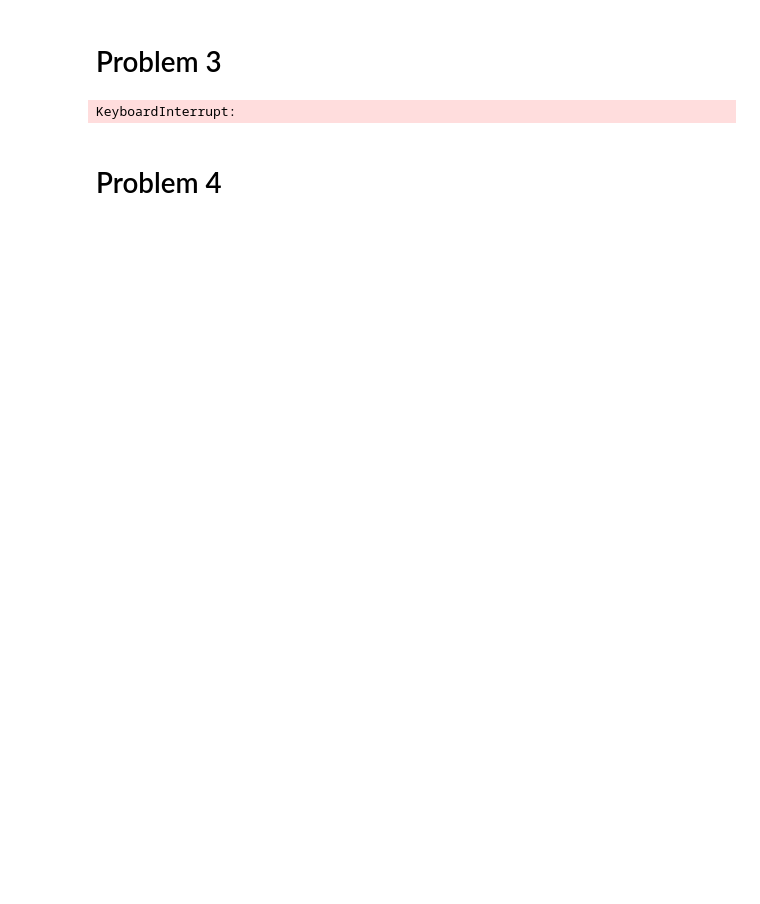
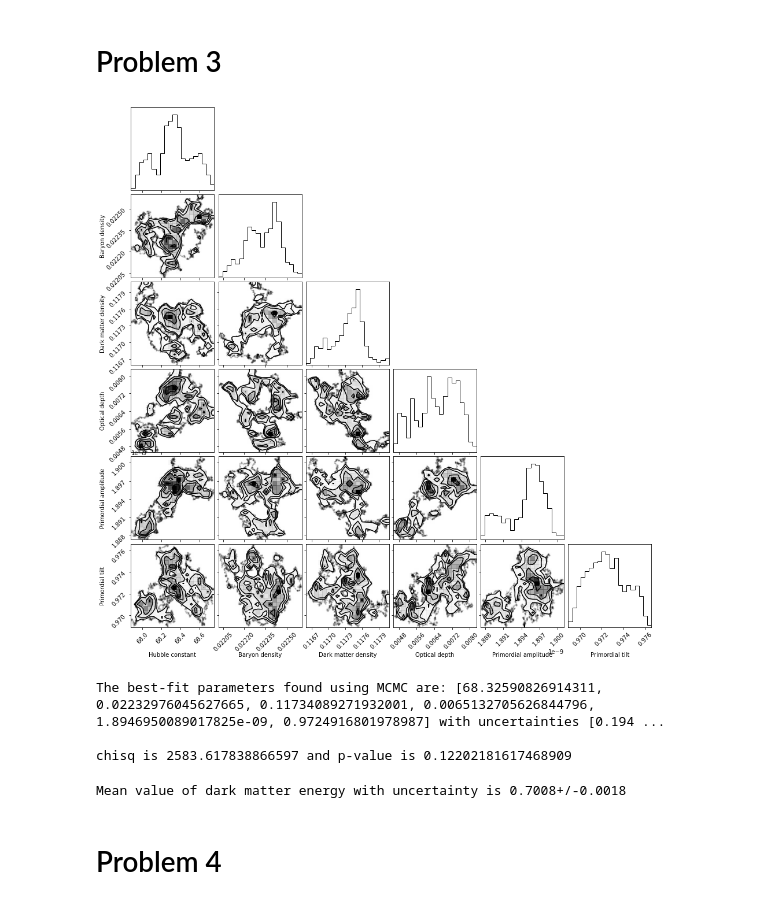
Before and after one commit to baron-de-montblanc/PHYS_512, a Jupyter notebook: problem_sets/ps4/problem_set_4.ipynb, the cells around one changed output. Drawn from its saved outputs; the diff is of its cells as text; code cells hidden in the pictures; blank space fills up the shorter version.

Commit message:
Finally finished everything

```diff
--- a/problem_sets/ps4/problem_set_4.ipynb
+++ b/problem_sets/ps4/problem_set_4.ipynb
@@ -291,40 +292,63 @@ def run_mcmc(theta_collection, num_iter=100000, filename='planck_chain', tau_pri
 
 
 # Finally, try it out!
-theta_collection = [best_pars]  # My initial guess is the best-fit params from LM method
+#theta_collection = [best_pars]  # My initial guess is the best-fit params from LM method
 
-run_mcmc(theta_collection)
+#run_mcmc(theta_collection)
-# %% [output]
-KeyboardInterrupt:
 # %%
 # Use corner plot to visualize results
 
 theta_collection = np.asarray(theta_collection)
 
 corner.corner(theta_collection[200:], labels=param_name_list)
-#plt.savefig("improved_cornerplot.png",dpi=500,bbox_inches='tight')
+plt.savefig("cornerplot.png",dpi=500,bbox_inches='tight')
 plt.show()
 
 
 # Finally, the best-fit parameters are given by the mean +- std of the chain
 means = []
 stds = []
 for i in range(theta_collection.shape[1]):
     means.append(np.mean(theta_collection[200:,i]))  # Remove 200 as burn-in
     stds.append(np.std(theta_collection[200:,i]))
 
 print("The best-fit parameters found using MCMC are:",means,"with uncertainties",stds)
 
 with open("mcmc_fit_params.txt",'w') as f:
     f.write("Parameter name\tParameter value\tParameter uncertainty\n")
     for i,c in enumerate(means):
         f.write(f"{param_name_list[i]}\t{c}\t{stds[i]}\n")
 
 
 # Finally, get the chi-square and p-value for best-fit params
-mcmc_chisq = np.sum(((spec-get_spectrum(means))/errs)**2)
+mcmc_chisq = np.sum(((spec-get_spectrum(means)[:2507])/errs)**2)
 mcmc_p = chi2.sf(mcmc_chisq,dof)
 
 print("\nchisq is",mcmc_chisq,"and p-value is",mcmc_p)
+# %% [output]
+[figure, added]
+The best-fit parameters found using MCMC are: [68.32590826914311, 0.02232976045627665, 0.11734089271932001, 0.0065132705626844796, 1.8946950089017825e-09, 0.9724916801978987] with uncertainties [0.194 ...
+
+chisq is 2583.617838866597 and p-value is 0.12202181617468909
+# %%
+# Finally, get the dark energy
+# Just use uncertainties package, it does everything for you
+
+from uncertainties import ufloat
+
+H0 = ufloat(means[0], stds[0])
+h = H0/100
+
+ob = ufloat(means[1],stds[1])
+oc = ufloat(means[2],stds[2])
+
+omega_b = ob/(h**2)
+omega_c = oc/(h**2)
+
+omega_lambda = 1 - omega_b - omega_c
+
+print("Mean value of dark matter energy with uncertainty is",omega_lambda)
+# %% [output]
+Mean value of dark matter energy with uncertainty is 0.7008+/-0.0018
 # %% [markdown]
 # Problem 4
```
Also changed, not shown: parts of 4 cells of this notebook, 6 other files.
